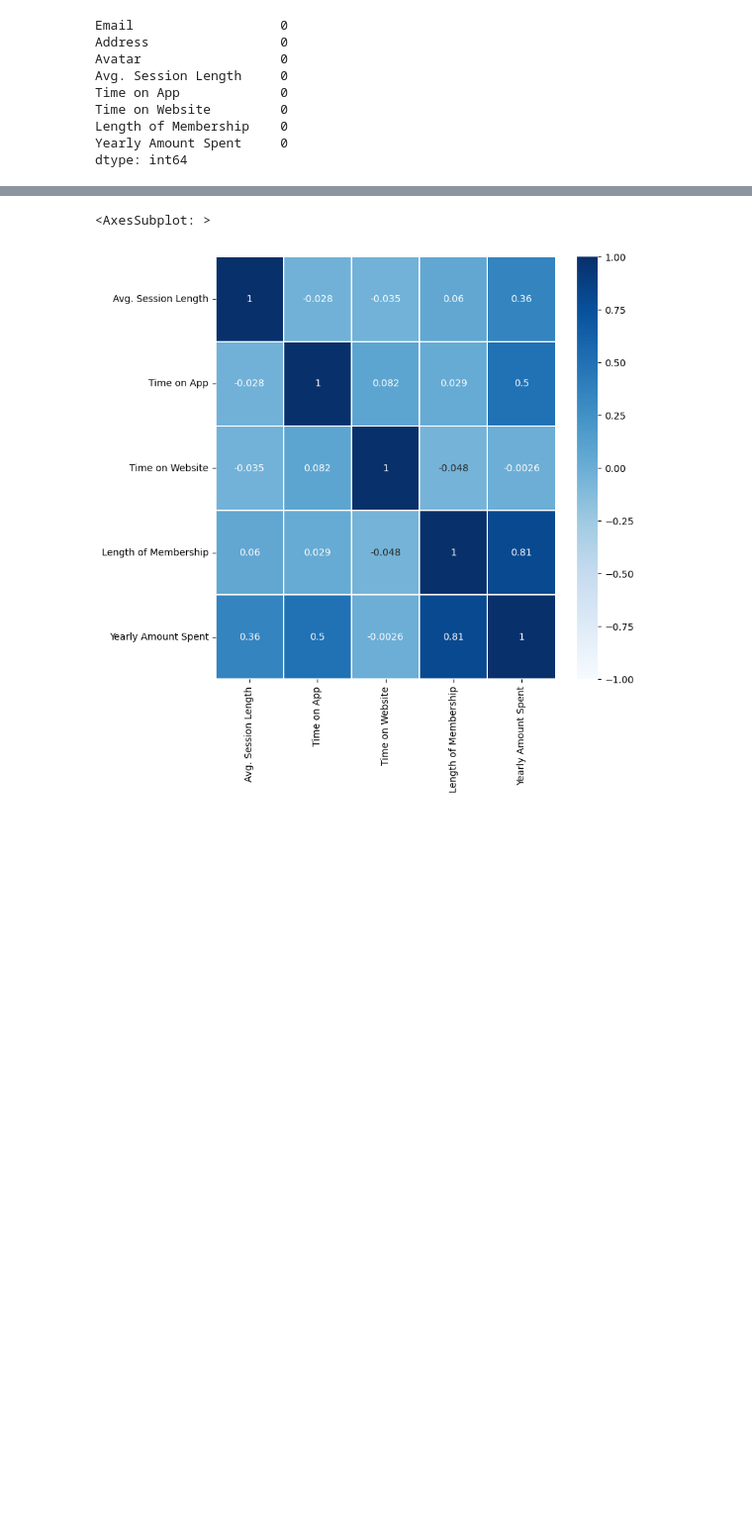
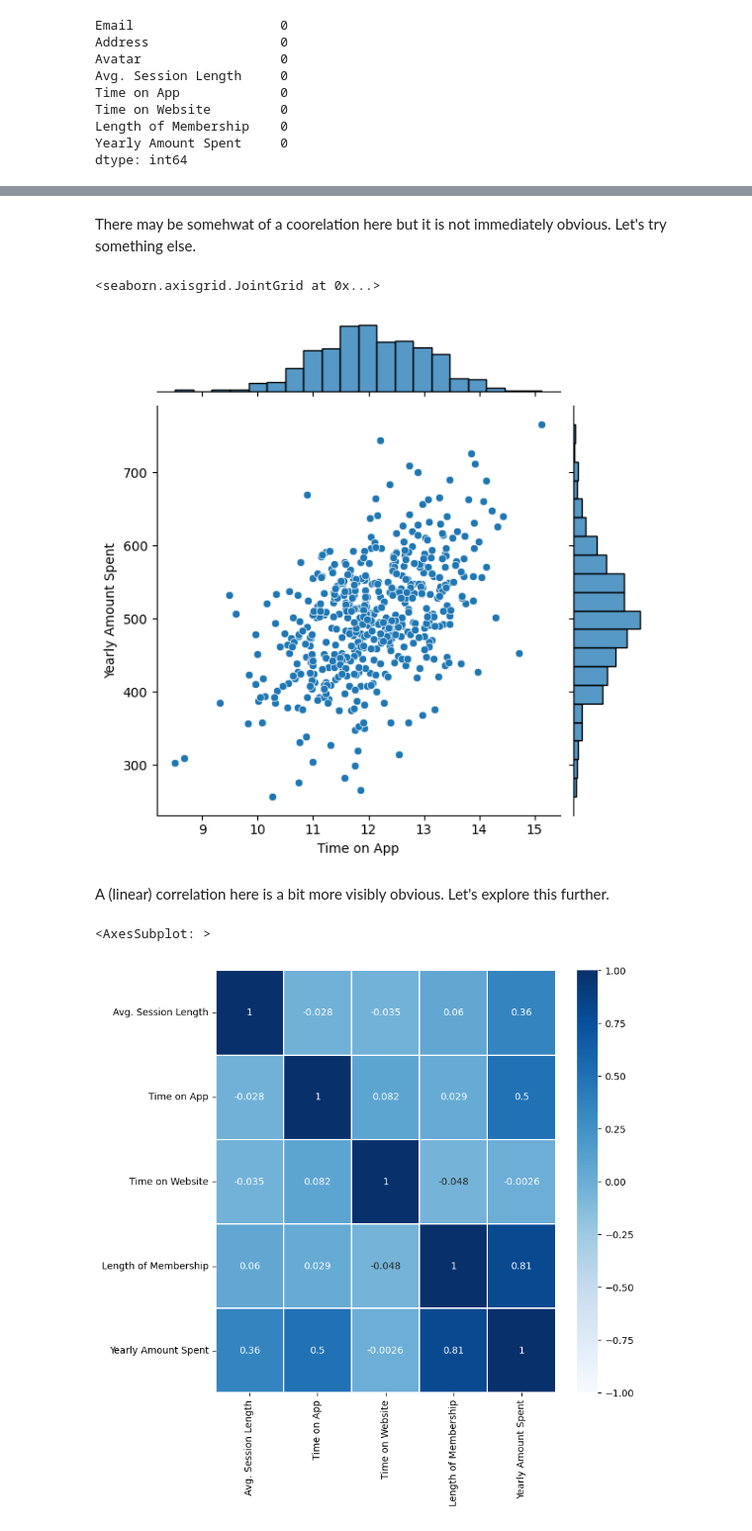
Before and after one commit to cwg7/ecommerce_linear_regression, a Jupyter notebook: ecommerce_linear_regression.ipynb, the cells around one changed output, grey strips where cells are left out. Shown at 99% size. Saved outputs shown, nothing was run; the diff lists cells and outputs as text; code cells hidden in the pictures; blank space fills up the shorter version.

```diff
--- a/ecommerce_linear_regression.ipynb
+++ b/ecommerce_linear_regression.ipynb
@@ -43,3 +78,12 @@ dtype: int64
+# %% [markdown]
+There may be somehwat of a coorelation here but it is not immediately obvious. Let's try something else.
+# %%
+sns.jointplot(x='Time on App', y='Yearly Amount Spent', data=data)
+# %% [output]
+<seaborn.axisgrid.JointGrid at 0x...>
+[figure, added]
+# %% [markdown]
+A (linear) correlation here is a bit more visibly obvious. Let's explore this further.
 # %%
 correlation = data.corr()
 plt.figure(figsize=(8,8))
```
Also changed, not shown: parts of 11 cells of this notebook.
